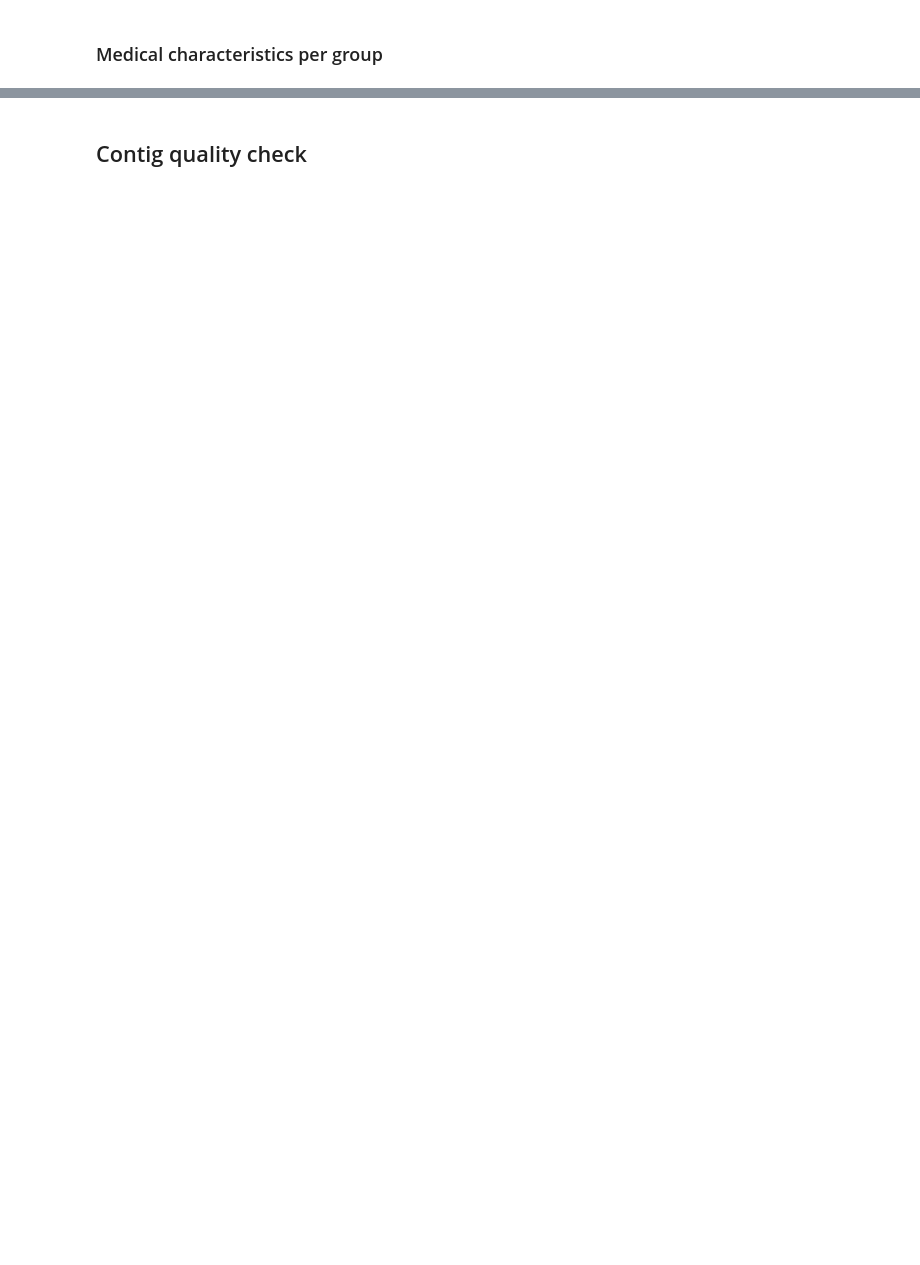
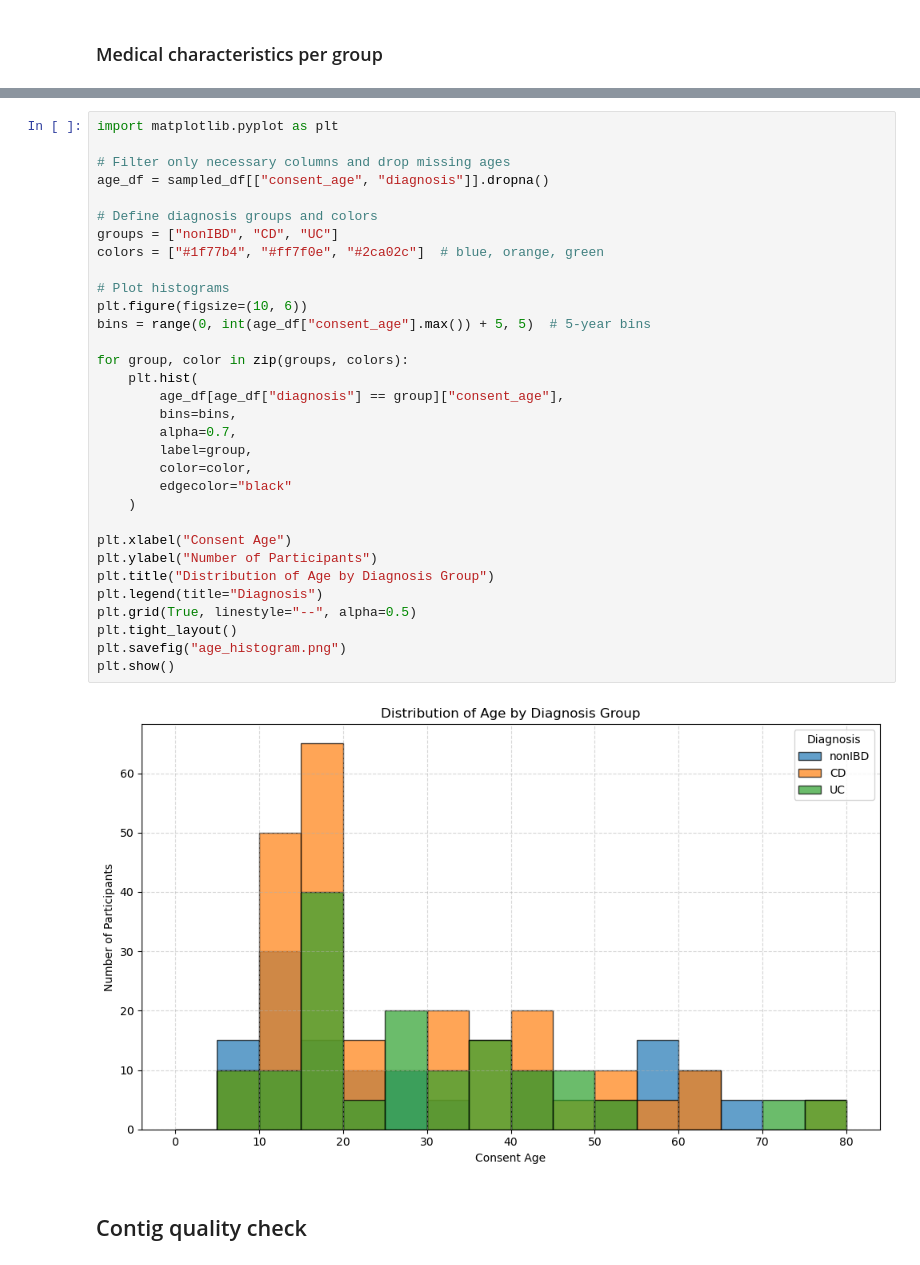
Before and after one commit to robcli/20.490_Deep_Learning_Biology, a Jupyter notebook: Characteristics_SJBae.ipynb, the cells around one changed output, grey strips where cells are left out. Drawn from its saved outputs; the diff is of its cells as text; blank space fills up the shorter version.

```diff
--- a/Characteristics_SJBae.ipynb
+++ b/Characteristics_SJBae.ipynb
@@ -163,2 +116,36 @@ combined
+# %%
+import matplotlib.pyplot as plt
+
+# Filter only necessary columns and drop missing ages
+age_df = sampled_df[["consent_age", "diagnosis"]].dropna()
+
+# Define diagnosis groups and colors
+groups = ["nonIBD", "CD", "UC"]
+colors = ["#1f77b4", "#ff7f0e", "#2ca02c"]  # blue, orange, green
+
+# Plot histograms
+plt.figure(figsize=(10, 6))
+bins = range(0, int(age_df["consent_age"].max()) + 5, 5)  # 5-year bins
+
+for group, color in zip(groups, colors):
+    plt.hist(
+        age_df[age_df["diagnosis"] == group]["consent_age"],
+        bins=bins,
+        alpha=0.7,
+        label=group,
+        color=color,
+        edgecolor="black"
+    )
+
+plt.xlabel("Consent Age")
+plt.ylabel("Number of Participants")
+plt.title("Distribution of Age by Diagnosis Group")
+plt.legend(title="Diagnosis")
+plt.grid(True, linestyle="--", alpha=0.5)
+plt.tight_layout()
+plt.savefig("age_histogram.png")
+plt.show()
+# %% [output]
+[figure, added]
 # %% [markdown]
 ## Contig quality check
```
Also changed, not shown: parts of 9 cells of this notebook, 5 other files.
